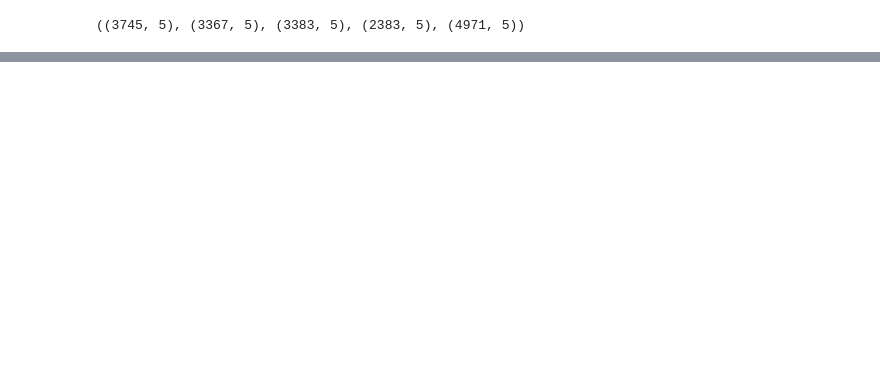
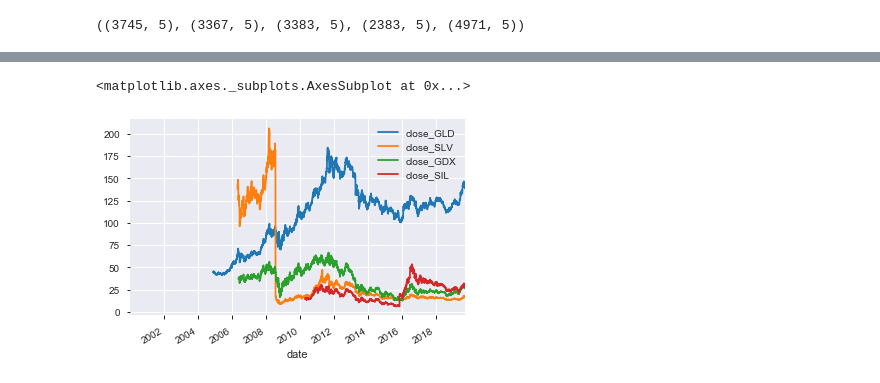
Before and after one commit to akharina/gold_silver_etf, a Jupyter notebook: tech_ntbk_al.ipynb, the cells around one changed output, grey strips where cells are left out. Cells and saved outputs as stored; diff of their text form; code cells hidden in the pictures; blank space fills up the shorter version.

```diff
--- a/tech_ntbk_al.ipynb
+++ b/tech_ntbk_al.ipynb
@@ -82,0 +105,6 @@ df_etfs.T.describe()
+# %%
+# convert index to datetime data type
+df_etfs = df_etfs.apply(pd.to_numeric)
+df_etfs.index = pd.to_datetime(df_etfs.index)
+type(df_etfs.index)
+df_etfs['date'] = df_etfs.index
@@ -82,0 +113,10 @@ df_etfs.T.describe()
+# %%
+#indicators = ['open', 'close', 'high', 'low', 'volume']
+
+#for indicator in indicators:
+for column in df_etfs.columns:
+    if column.endswith('DJI'):
+         continue
+    elif column.startswith('close'):
+        open_list.append(column)
+open
@@ -82,0 +125,5 @@ df_etfs.T.describe()
+# %%
+df_etfs.plot(kind='line', x='date', y=open_list)
+# %% [output]
+<matplotlib.axes._subplots.AxesSubplot at 0x...>
+[figure, added]
```
Also changed, not shown: parts of 8 cells of this notebook.
